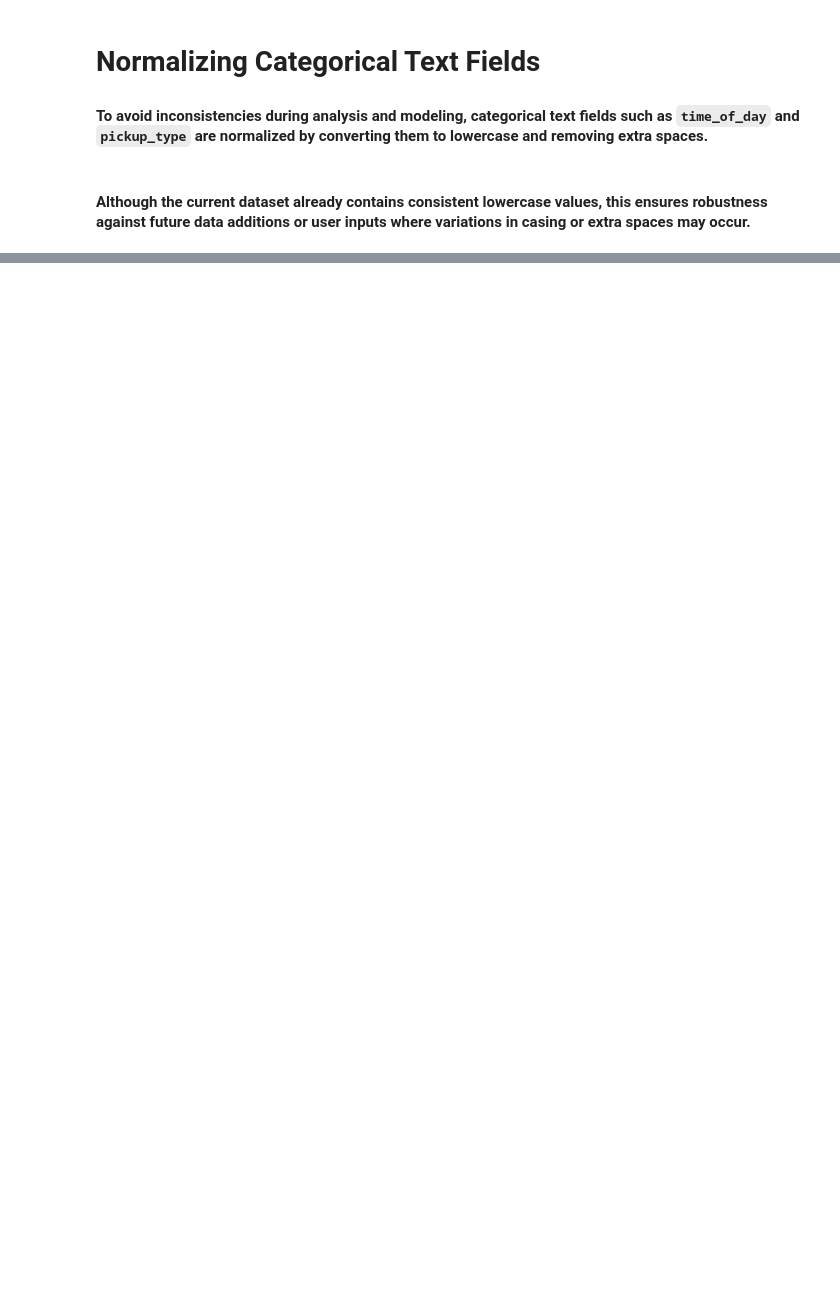
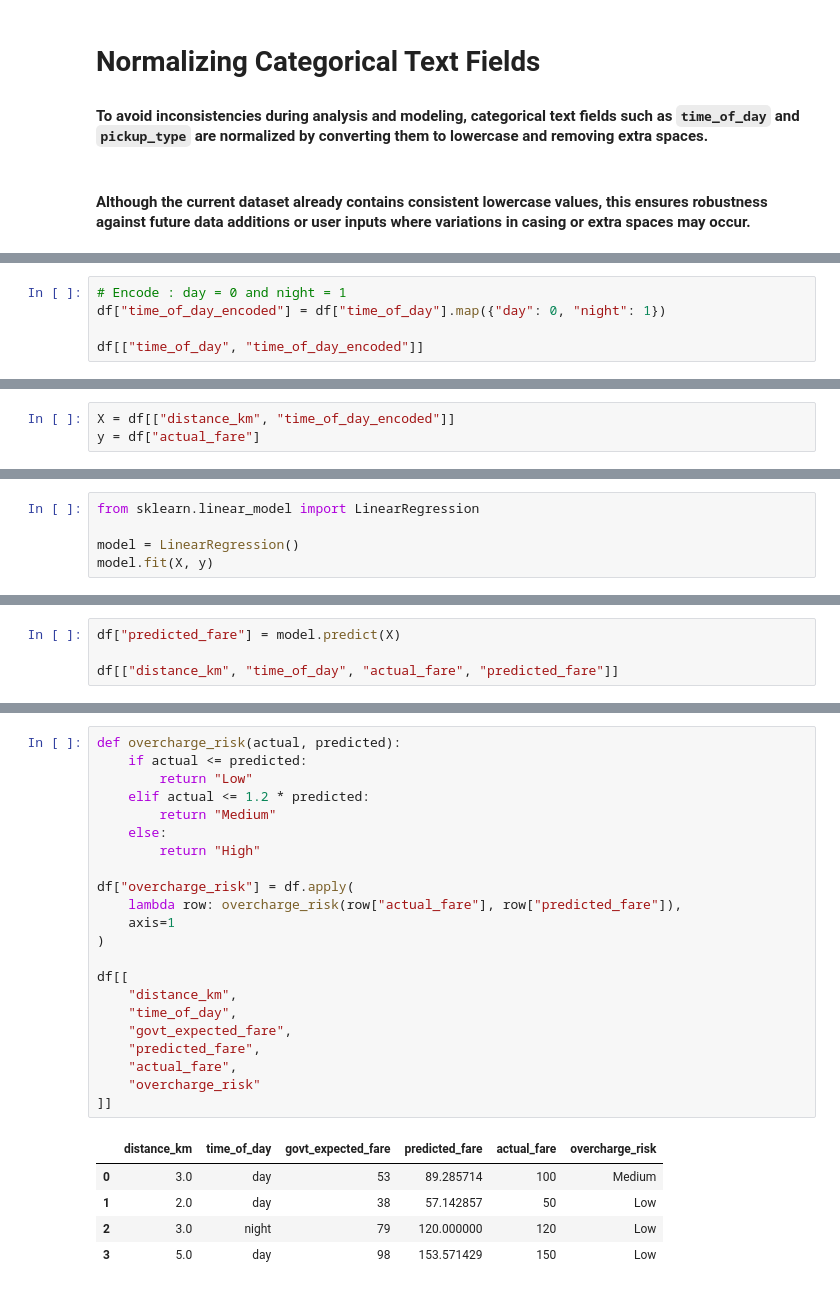
Before and after one commit to rinorobert/SmartFare-AI, a Jupyter notebook: notebooks/fare_analysis.ipynb, the cells around one changed output, grey strips where cells are left out. Cells and saved outputs as stored; diff of their text form; blank space fills up the shorter version.

Commit message:
Complete ML model development and overcharge risk logic

```diff
--- a/notebooks/fare_analysis.ipynb
+++ b/notebooks/fare_analysis.ipynb
@@ -87,0 +106,5 @@ df
+# %%
+# Encode : day = 0 and night = 1
+df["time_of_day_encoded"] = df["time_of_day"].map({"day": 0, "night": 1})
+
+df[["time_of_day", "time_of_day_encoded"]]
@@ -87,0 +117,3 @@ df
+# %%
+X = df[["distance_km", "time_of_day_encoded"]]
+y = df["actual_fare"]
@@ -87,0 +141,5 @@ df
+# %%
+from sklearn.linear_model import LinearRegression
+
+model = LinearRegression()
+model.fit(X, y)
@@ -87,0 +150,4 @@ df
+# %%
+df["predicted_fare"] = model.predict(X)
+
+df[["distance_km", "time_of_day", "actual_fare", "predicted_fare"]]
@@ -87,0 +185,28 @@ df
+# %%
+def overcharge_risk(actual, predicted):
+    if actual <= predicted:
+        return "Low"
+    elif actual <= 1.2 * predicted:
+        return "Medium"
+    else:
+        return "High"
+
+df["overcharge_risk"] = df.apply(
+    lambda row: overcharge_risk(row["actual_fare"], row["predicted_fare"]),
+    axis=1
+)
+
+df[[
+    "distance_km",
+    "time_of_day",
+    "govt_expected_fare",
+    "predicted_fare",
+    "actual_fare",
+    "overcharge_risk"
+]]
+# %% [output]
+|  | distance_km | time_of_day | govt_expected_fare | predicted_fare | actual_fare | overcharge_risk |
+| 0 | 3.0 | day | 53 | 89.285714 | 100 | Medium |
+| 1 | 2.0 | day | 38 | 57.142857 | 50 | Low |
+| 2 | 3.0 | night | 79 | 120.000000 | 120 | Low |
+| 3 | 5.0 | day | 98 | 153.571429 | 150 | Low |
```
Also changed, not shown: parts of 13 cells of this notebook, 1 other file.
